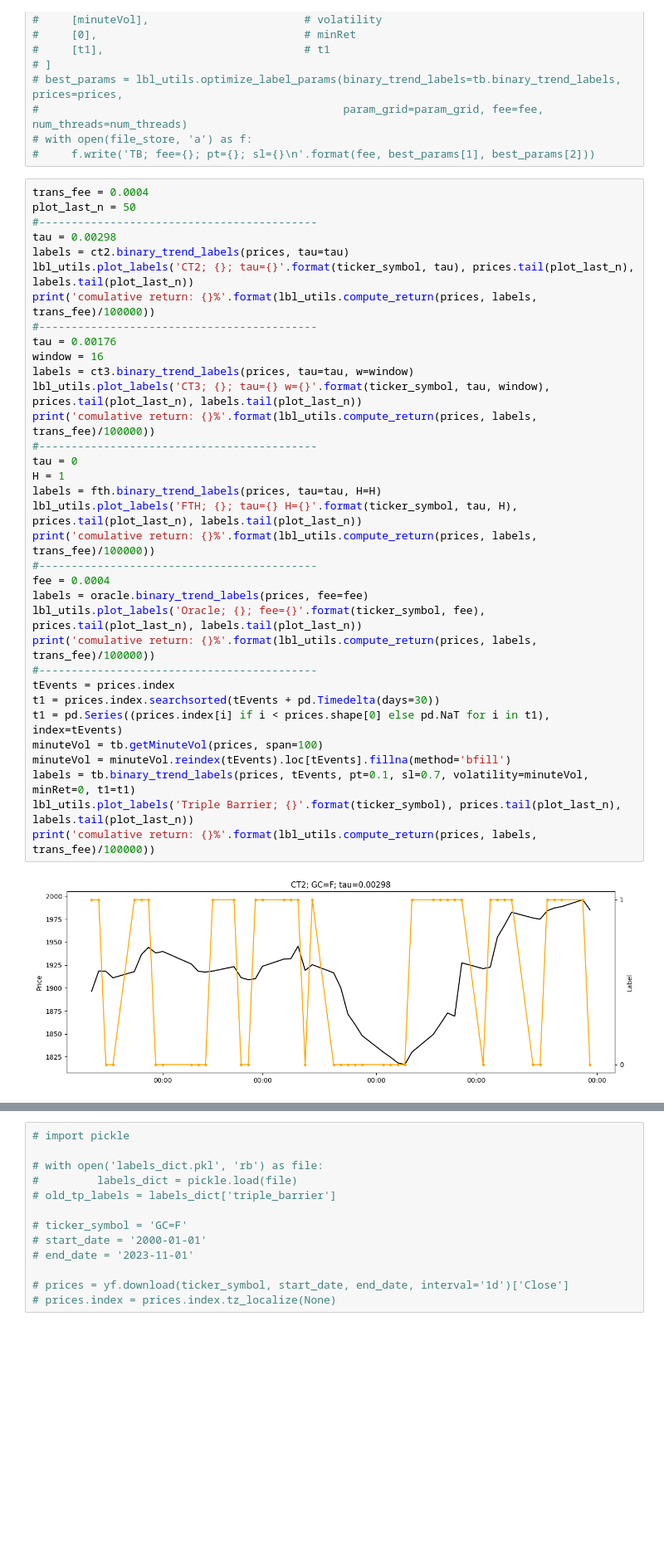
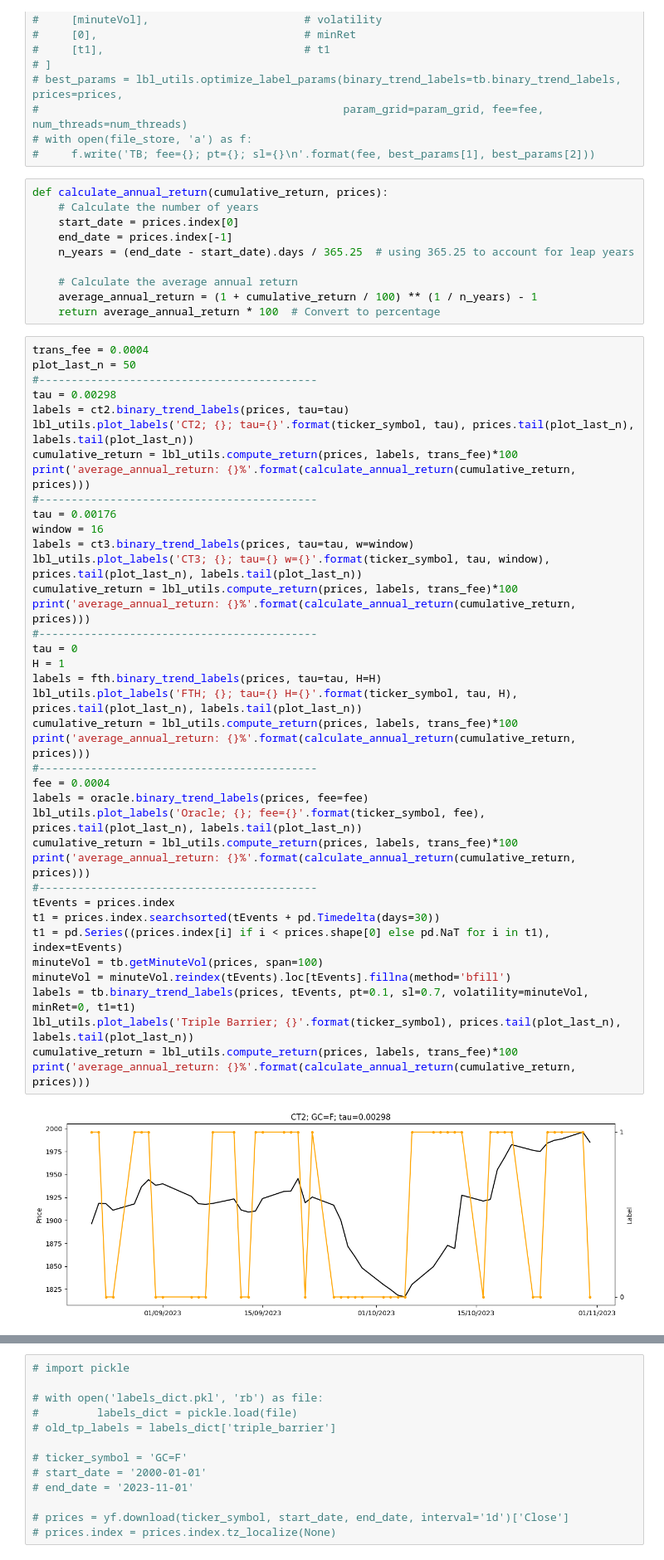
Before and after one commit to MDzaja/MasterThesis, a Jupyter notebook: labels/test.ipynb, the cells around one changed output, grey strips where cells are left out. Shown: that part at 83% size. Drawn from its saved outputs; the diff is of its cells as text; blank space fills up the shorter version.

```diff
--- a/labels/test.ipynb
+++ b/labels/test.ipynb
@@ -129,39 +129,54 @@ Name: Close, dtype: float64
 #                                               param_grid=param_grid, fee=fee, num_threads=num_threads)
 # with open(file_store, 'a') as f:
 #     f.write('TB; fee={}; pt={}; sl={}\n'.format(fee, best_params[1], best_params[2]))
+# %%
+def calculate_annual_return(cumulative_return, prices):
+    # Calculate the number of years
+    start_date = prices.index[0]
+    end_date = prices.index[-1]
+    n_years = (end_date - start_date).days / 365.25  # using 365.25 to account for leap years
+
+    # Calculate the average annual return
+    average_annual_return = (1 + cumulative_return / 100) ** (1 / n_years) - 1
+    return average_annual_return * 100  # Convert to percentage
 # %%
 trans_fee = 0.0004
 plot_last_n = 50
 #-------------------------------------------
 tau = 0.00298
 labels = ct2.binary_trend_labels(prices, tau=tau)
 lbl_utils.plot_labels('CT2; {}; tau={}'.format(ticker_symbol, tau), prices.tail(plot_last_n), labels.tail(plot_last_n))
-print('comulative return: {}%'.format(lbl_utils.compute_return(prices, labels, trans_fee)/100000))
+cumulative_return = lbl_utils.compute_return(prices, labels, trans_fee)*100
+print('average_annual_return: {}%'.format(calculate_annual_return(cumulative_return, prices)))
 #-------------------------------------------
 tau = 0.00176
 window = 16
 labels = ct3.binary_trend_labels(prices, tau=tau, w=window)
 lbl_utils.plot_labels('CT3; {}; tau={} w={}'.format(ticker_symbol, tau, window), prices.tail(plot_last_n), labels.tail(plot_last_n))
-print('comulative return: {}%'.format(lbl_utils.compute_return(prices, labels, trans_fee)/100000))
+cumulative_return = lbl_utils.compute_return(prices, labels, trans_fee)*100
+print('average_annual_return: {}%'.format(calculate_annual_return(cumulative_return, prices)))
 #-------------------------------------------
 tau = 0
 H = 1
 labels = fth.binary_trend_labels(prices, tau=tau, H=H)
 lbl_utils.plot_labels('FTH; {}; tau={} H={}'.format(ticker_symbol, tau, H), prices.tail(plot_last_n), labels.tail(plot_last_n))
-print('comulative return: {}%'.format(lbl_utils.compute_return(prices, labels, trans_fee)/100000))
+cumulative_return = lbl_utils.compute_return(prices, labels, trans_fee)*100
+print('average_annual_return: {}%'.format(calculate_annual_return(cumulative_return, prices)))
 #-------------------------------------------
 fee = 0.0004
 labels = oracle.binary_trend_labels(prices, fee=fee)
 lbl_utils.plot_labels('Oracle; {}; fee={}'.format(ticker_symbol, fee), prices.tail(plot_last_n), labels.tail(plot_last_n))
-print('comulative return: {}%'.format(lbl_utils.compute_return(prices, labels, trans_fee)/100000))
+cumulative_return = lbl_utils.compute_return(prices, labels, trans_fee)*100
+print('average_annual_return: {}%'.format(calculate_annual_return(cumulative_return, prices)))
 #-------------------------------------------
 tEvents = prices.index
 t1 = prices.index.searchsorted(tEvents + pd.Timedelta(days=30))
 t1 = pd.Series((prices.index[i] if i < prices.shape[0] else pd.NaT for i in t1), index=tEvents)
 minuteVol = tb.getMinuteVol(prices, span=100)
 minuteVol = minuteVol.reindex(tEvents).loc[tEvents].fillna(method='bfill')
 labels = tb.binary_trend_labels(prices, tEvents, pt=0.1, sl=0.7, volatility=minuteVol, minRet=0, t1=t1)
 lbl_utils.plot_labels('Triple Barrier; {}'.format(ticker_symbol), prices.tail(plot_last_n), labels.tail(plot_last_n))
-print('comulative return: {}%'.format(lbl_utils.compute_return(prices, labels, trans_fee)/100000))
+cumulative_return = lbl_utils.compute_return(prices, labels, trans_fee)*100
+print('average_annual_return: {}%'.format(calculate_annual_return(cumulative_return, prices)))
 # %% [output]
-[figure, old version]
+[figure, new version]
```
Also changed, not shown: parts of 1 cell of this notebook, 5 other files.
